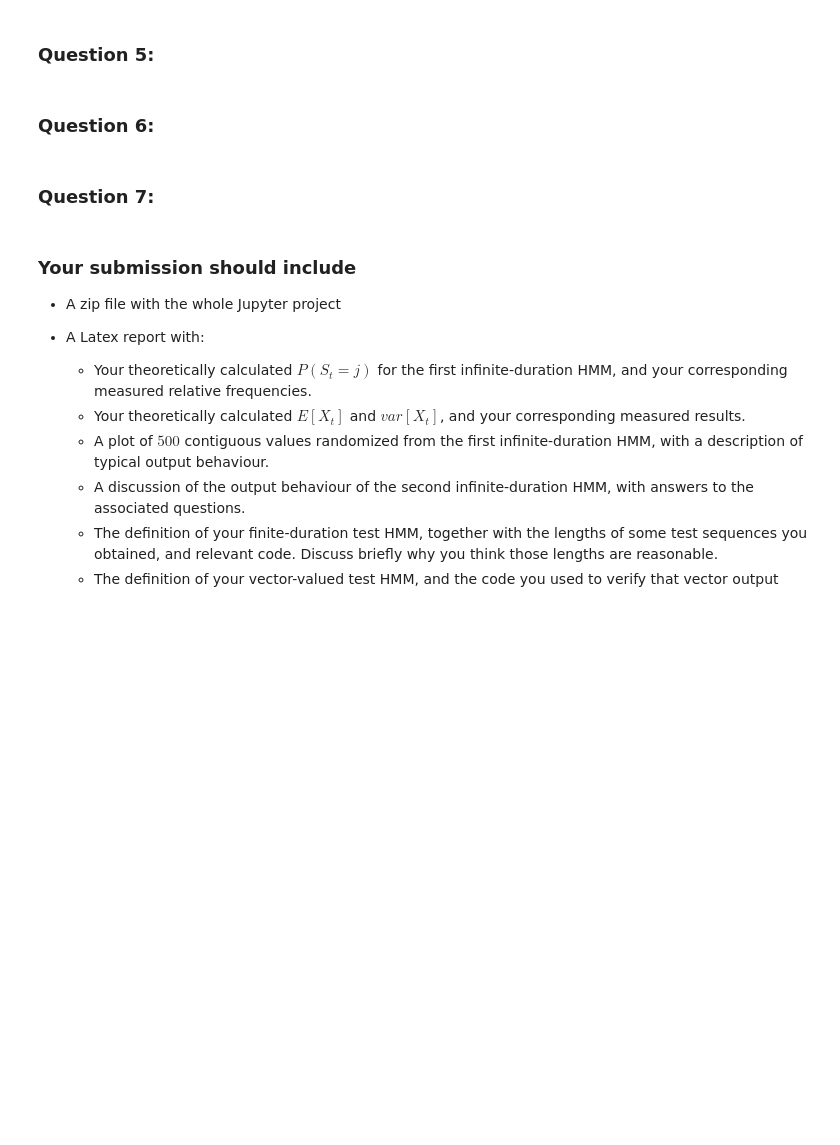
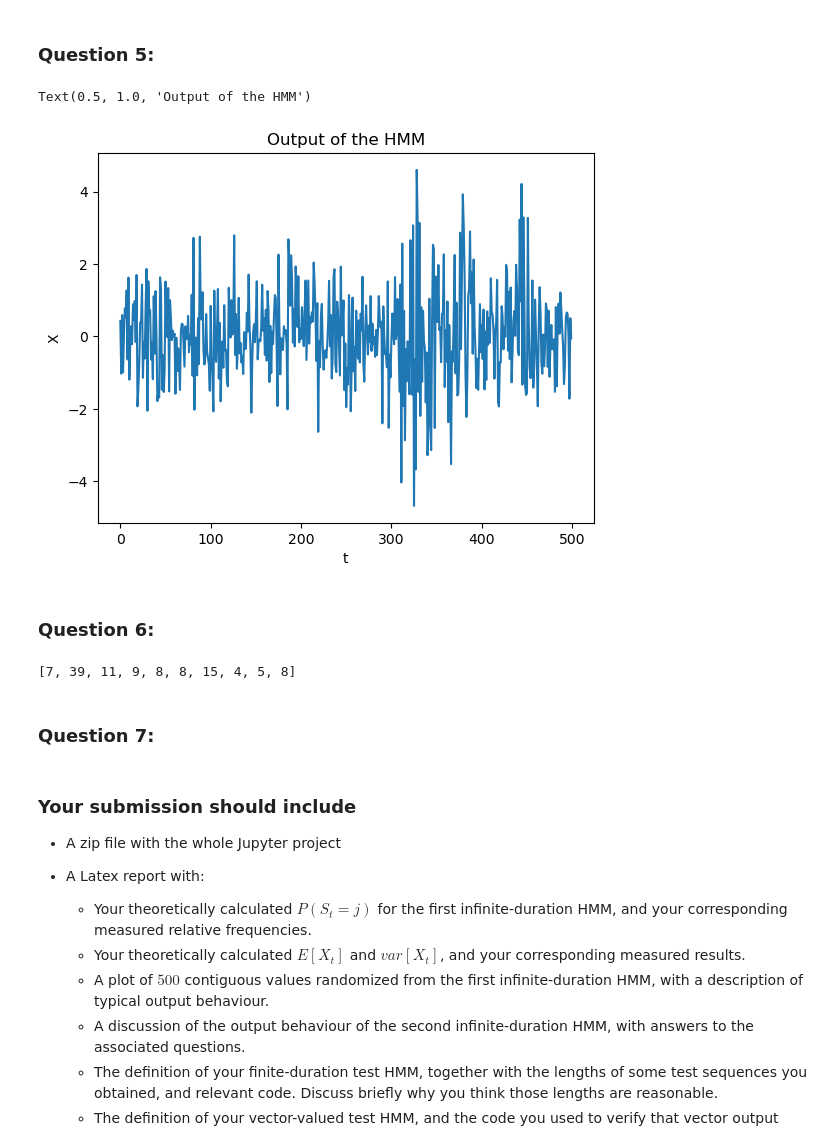
Before and after one commit to TheresaHoesl/PatternRecognition_MachineLearning, a Jupyter notebook: Assignment_1/EQ2341_Assignment_1.ipynb, the cells around one changed output. Saved outputs shown, nothing was run; the diff lists cells and outputs as text; code cells hidden in the pictures; blank space fills up the shorter version.

```diff
--- a/Assignment_1/EQ2341_Assignment_1.ipynb
+++ b/Assignment_1/EQ2341_Assignment_1.ipynb
@@ -90,6 +127,42 @@ where $b_1(x)$ is a scalar Gaussian density function with mean $\mu_1 = 0$ and s
 # %% [markdown]
 ### Question 5:
+# %%
+mc = MarkovChain( np.array( [ 0.75, 0.25 ] ), np.array( [ [ 0.99, 0.01 ], [ 0.03, 0.97 ] ] ) )
+
+g1 = GaussD( means=[0], stdevs=[1] )   # Distribution for state = 1
+g2 = GaussD( means=[0], stdevs=[2] )   # Distribution for state = 2
+h  = HMM( mc, [g1, g2])                # The HMM
+
+# Generate an output sequence
+N = 500
+x,s = h.rand(N)
+plt.plot( x )
+plt.xlabel('t')
+plt.ylabel('X')
+plt.title('Output of the HMM')
+# %% [output]
+Text(0.5, 1.0, 'Output of the HMM')
+[figure, added]
 # %% [markdown]
 ### Question 6:
+# %%
+q = np.array([0.5, 0.5, 0])
+A = np.array([[0.7, 0.25, 0.05], [0.4, 0.55, 0.05]])
+mc = MarkovChain(q, A)
+g1 = GaussD( means=[0], stdevs=[1] )   # Distribution for state = 1
+g2 = GaussD( means=[3], stdevs=[2] )   # Distribution for state = 2
+h  = HMM( mc, [g1, g2])                # The HMM
+
+states = []
+length_states = []
+for i in range(10):
+    x, s = h.rand(100)  # Assuming h.rand(100) returns x and s
+    states.append(s)
+    length_states.append(len(s))
+
+
+length_states
+# %% [output]
+[7, 39, 11, 9, 8, 8, 15, 4, 5, 8]
 # %% [markdown]
 ### Question 7:
```
Also changed, not shown: parts of 5 cells of this notebook, 5 other files.
